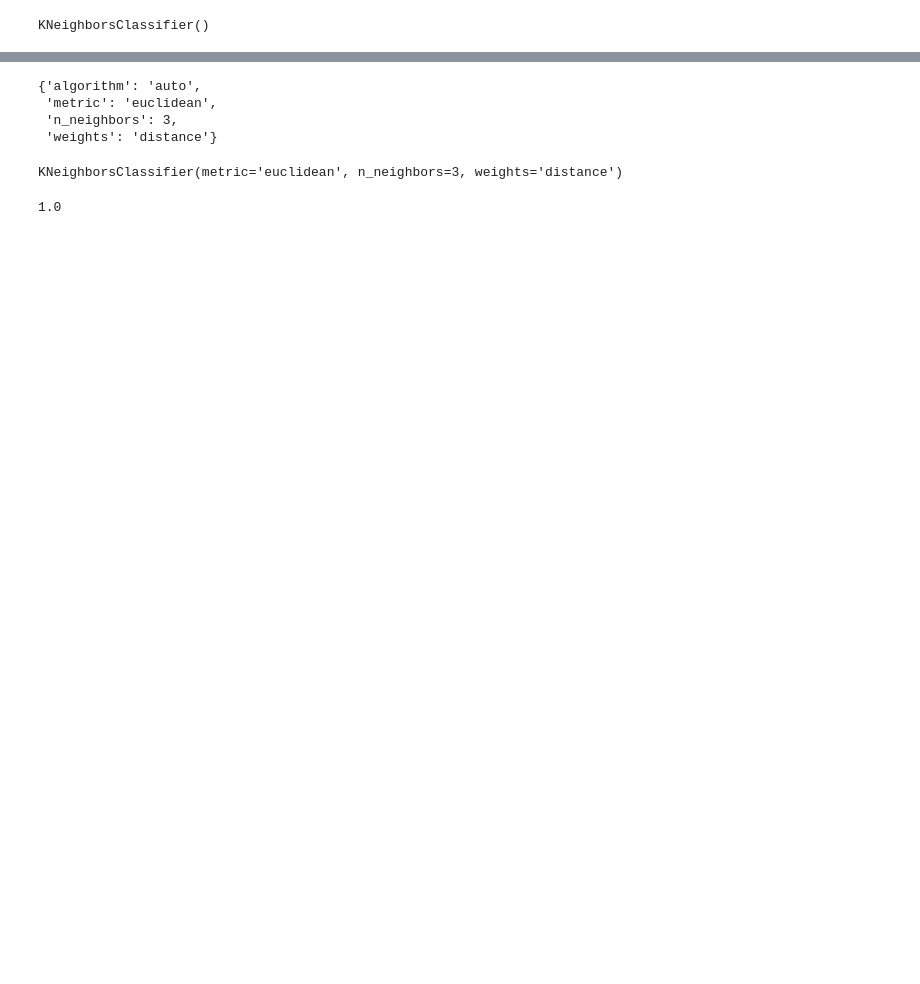
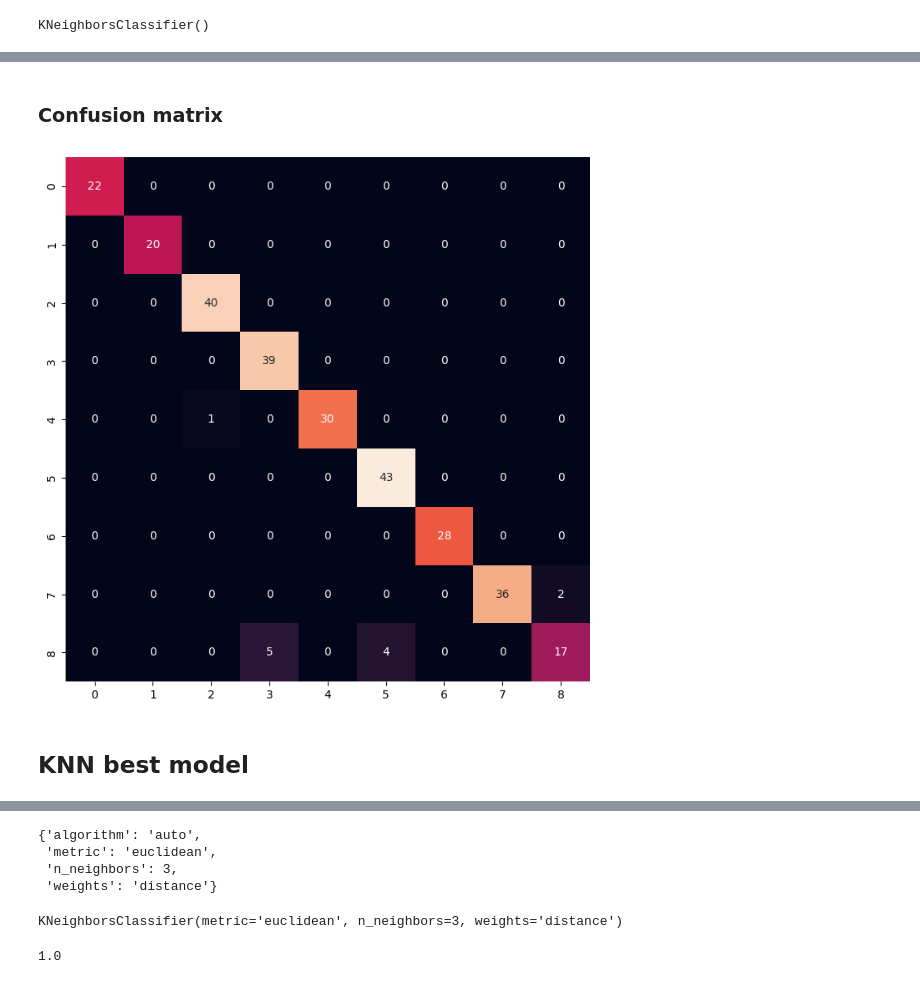
Before and after one commit to LAFG16/final_proyect_crime, a Jupyter notebook: src/05.4 Homicide_model.ipynb, the cells around one changed output, grey strips where cells are left out. Drawn from its saved outputs; the diff is of its cells as text; code cells hidden in the pictures; blank space fills up the shorter version.

```diff
--- a/src/05.4 Homicide_model.ipynb
+++ b/src/05.4 Homicide_model.ipynb
@@ -74,3 +104,21 @@ accuracy_score(y_test, y_pred_test)
+# %% [markdown]
+### Confusion matrix
+# %%
+homicide_cm = confusion_matrix(y_test, y_pred_test)
+
+# Let's draw this matrix to make it more visual
+cm_df = pd.DataFrame(homicide_cm)
+
+plt.figure(figsize = (7, 7))
+sns.heatmap(cm_df, annot=True, fmt="d", cbar=False)
+
+plt.tight_layout()
+
+plt.show()
+# %% [output]
+[figure, added]
+# %% [markdown]
+## KNN best model
 # %%
 best_accuracy = 0
 best_combination = None
```
Also changed, not shown: parts of 16 cells of this notebook, 10 other files.
